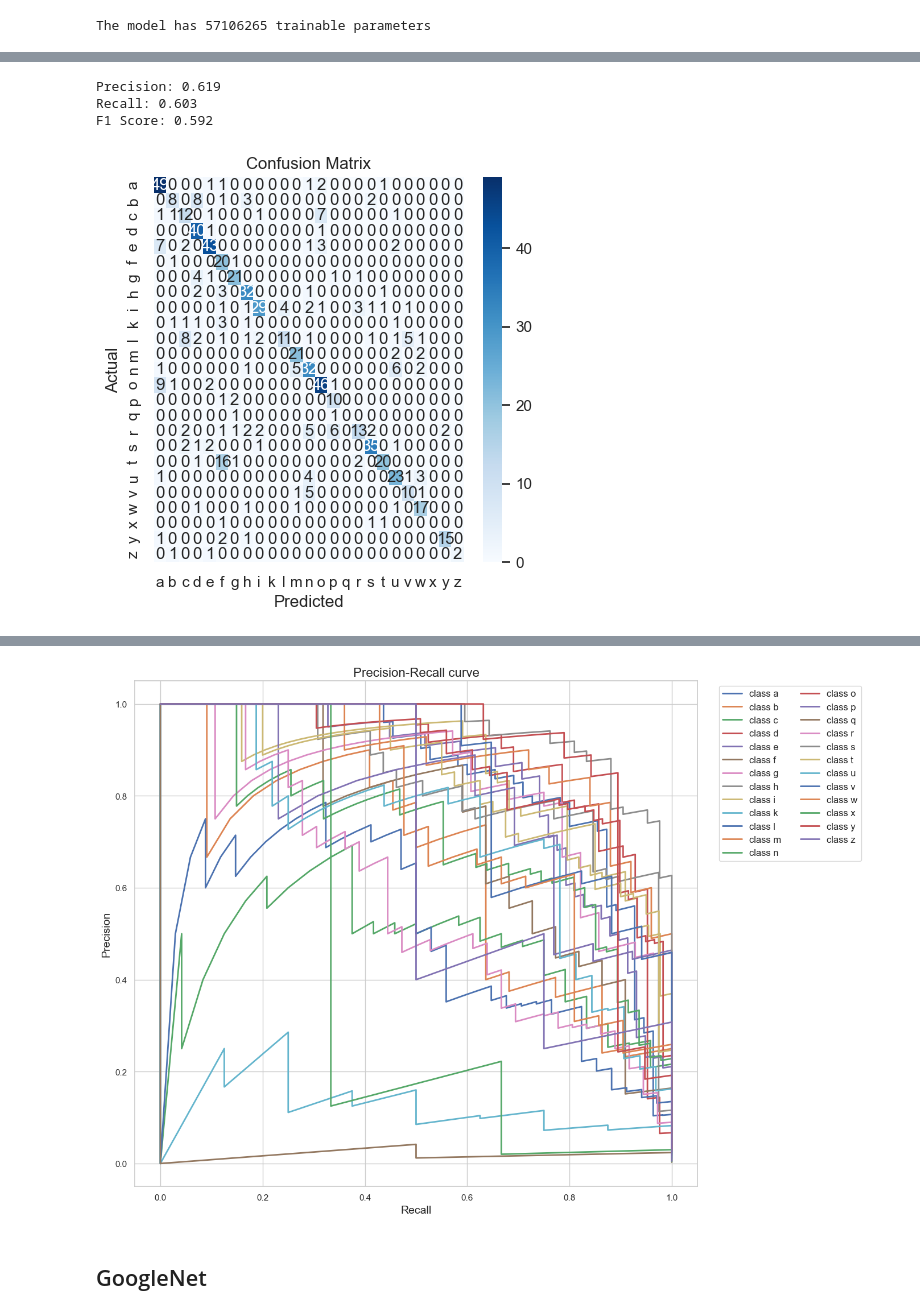
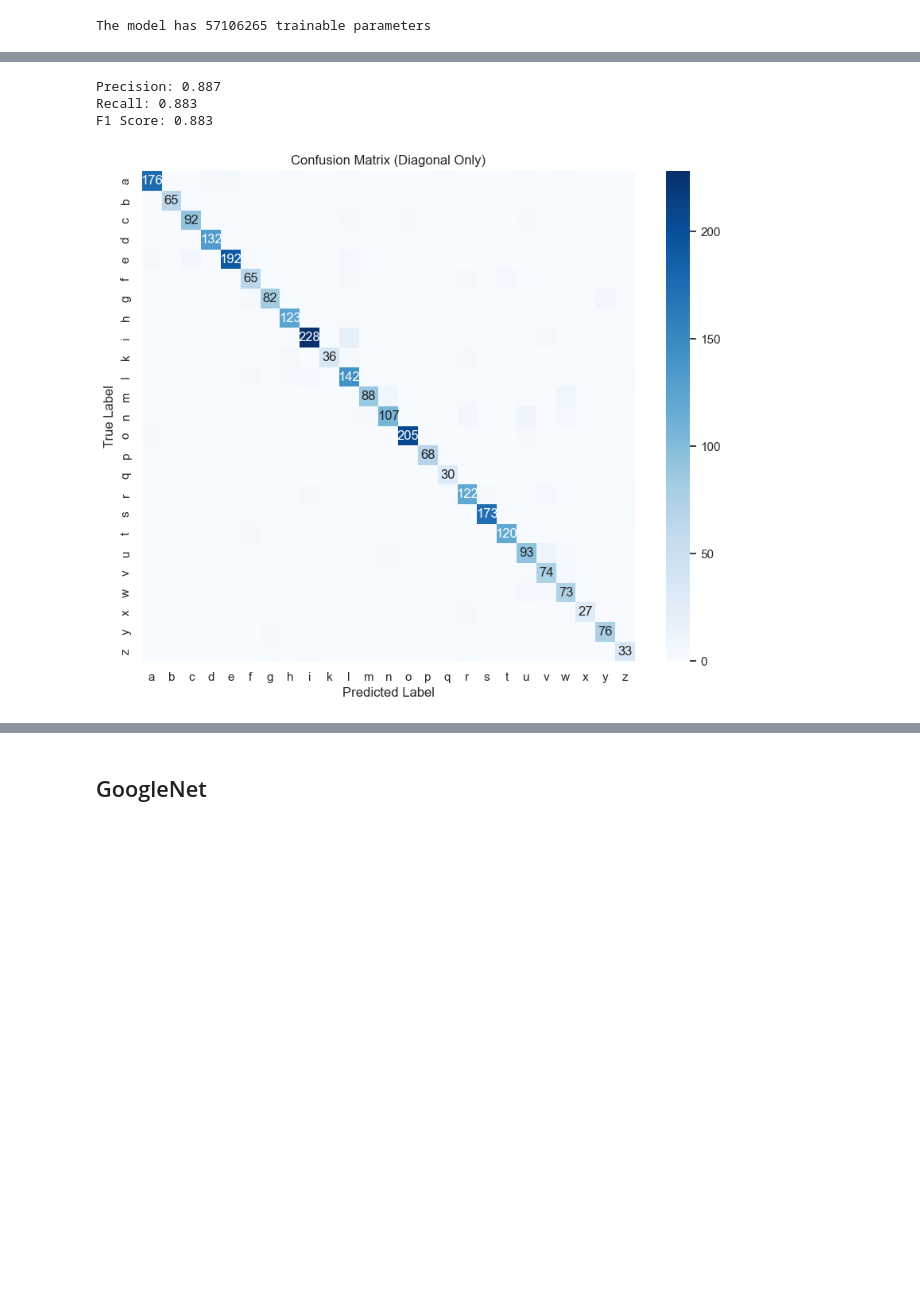
Before and after one commit to simone002/LetterClassifier, a Jupyter notebook: project.ipynb, the cells around one changed output, grey strips where cells are left out. Saved outputs shown, nothing was run; the diff lists cells and outputs as text; code cells hidden in the pictures; blank space fills up the shorter version.

```diff
--- a/project.ipynb
+++ b/project.ipynb
@@ -626,17 +631,22 @@ F1 Score: 0.690
 # %%
-def print_confusion_matrix(conf_matrix, class_names, file_path=None):
-    fig, ax = plt.subplots(figsize=(10, 10))  # Aumenta la dimensione della figura
-    sns.heatmap(conf_matrix, annot=False, cmap="Blues", ax=ax, xticklabels=class_names, yticklabels=class_names)
-    plt.ylabel('Actual', fontsize=16)
-    plt.xlabel('Predicted', fontsize=16)
-    plt.title('Confusion Matrix', fontsize=20)
-    plt.xticks(rotation=45, fontsize=14)
-    plt.yticks(fontsize=14)
+cm = letter_classifier.confusion_matrix(test_loader)
+
+def plot_confusion_matrix(cm, class_names, file_path=None):
+    # Creiamo un array di annotazioni vuoto
+    annot = np.full_like(cm, '', dtype=object)
+
+    # Popoliamo l'array di annotazioni solo con i valori della diagonale principale
+    for i in range(len(cm)):
+        annot[i, i] = f'{cm[i, i]}'
+
+    plt.figure(figsize=(10, 8))
+    sns.heatmap(cm, annot=annot, fmt='', cmap='Blues', xticklabels=class_names, yticklabels=class_names)
+    plt.xlabel('Predicted Label')
+    plt.ylabel('True Label')
+    plt.title('Confusion Matrix (Diagonal Only)')
     if file_path:
-        plt.savefig(file_path, bbox_inches='tight')  # Usa bbox_inches='tight' per migliorare il layout del salvataggio
+        plt.savefig(file_path)
     plt.show()
 
-cm = letter_classifier.confusion_matrix(test_loader)
-
-print_confusion_matrix(cm, class_names, f'plots/{exp_name}_confusion_matrix.png')
+plot_confusion_matrix(cm, class_names, f'plots/{exp_name}_confusion_matrix.png')
 # %% [output]
@@ -710,13 +720,13 @@ train_transform = transforms.Compose([
     transforms.RandomAffine(30),
     transforms.Resize((224, 224)),
     transforms.ToTensor(),
-    transforms.Normalize(mean=[0.485, 0.456, 0.406], std=[0.229, 0.224, 0.225])
+    transforms.Normalize(mean=[0.7838, 0.7838, 0.7838], std=[0.3301, 0.3301, 0.3301])
 ])
 
 val_transform = transforms.Compose([
     transforms.Resize((224, 224)),
     transforms.ToTensor(),
-    transforms.Normalize(mean=[0.485, 0.456, 0.406], std=[0.229, 0.224, 0.225])
+    transforms.Normalize(mean=[0.7838, 0.7838, 0.7838], std=[0.3301, 0.3301, 0.3301])
 ])
 
 # Split dataset into training, testing, and validation
@@ -727,7 +737,7 @@ test_df, val_df = train_test_split(df_test, test_size=0.2, random_state=42)
 test_df['label_int'] = test_df['label'].apply(lambda x: np.argmax(x))
 val_df['label_int'] = val_df['label'].apply(lambda x: np.argmax(x))
 
-train_dataset = CustomDataset(train_df, transform=train_transform, augment=False)
+train_dataset = CustomDataset(train_df, transform=train_transform, augment=True)
 val_dataset = CustomDataset(val_df, transform=val_transform)
 test_dataset = CustomDataset(test_df, transform=val_transform)
 
@@ -755,14 +787,14 @@ Test Loss: 3.321, Test Accuracy: 0.039
 # %%
 
-lr = 0.0001
+lr = 0.001
 momentum = 0.9
-weight_decay = 0.01
-exp_name = 'alexnet_experiment'
+weight_decay = 0.0001
+exp_name = 'alexnet_experiment1'
 
 alexnet_train_losses, alexnet_train_accuracies, alexnet_val_losses, alexnet_val_accuracies = alexnet.train_model(train_loader,
                                                                                                                  val_loader,
                                                                                                                  exp_name=exp_name,
-                                                                                                                 epochs=20,
+                                                                                                                 epochs=100,
                                                                                                                  lr=lr,
                                                                                                                  momentum=momentum,
                                                                                                                  weight_decay=weight_decay)
@@ -844,17 +888,17 @@ Test Accuracy: 0.667
 # %%
 precision, recall, f1 = alexnet.evaluate(test_loader)
 
 print(f"Precision: {precision:.3f}")
 print(f"Recall: {recall:.3f}")
 print(f"F1 Score: {f1:.3f}")
 
 cm = alexnet.confusion_matrix(test_loader)
 
-print_confusion_matrix(cm, class_names, f'plots/{exp_name}_confusion_matrix.png')
+plot_confusion_matrix(cm, class_names, f'plots/{exp_name}_confusion_matrix.png')
 
 alexnet.plot_precision_recall_curve(test_loader, f'plots/{exp_name}_prec_rec_curve.png')
 # %% [output]
-Precision: 0.619
-Recall: 0.603
-F1 Score: 0.592
+Precision: 0.887
+Recall: 0.883
+F1 Score: 0.883
-[figure, old version]
+[figure, new version]
@@ -878,4 +922,3 @@ AUC per la classe z: 0.682
-[figure, removed]
 # %% [markdown]
 ## GoogleNet
 # %%
```
Also changed, not shown: parts of 65 cells of this notebook.
